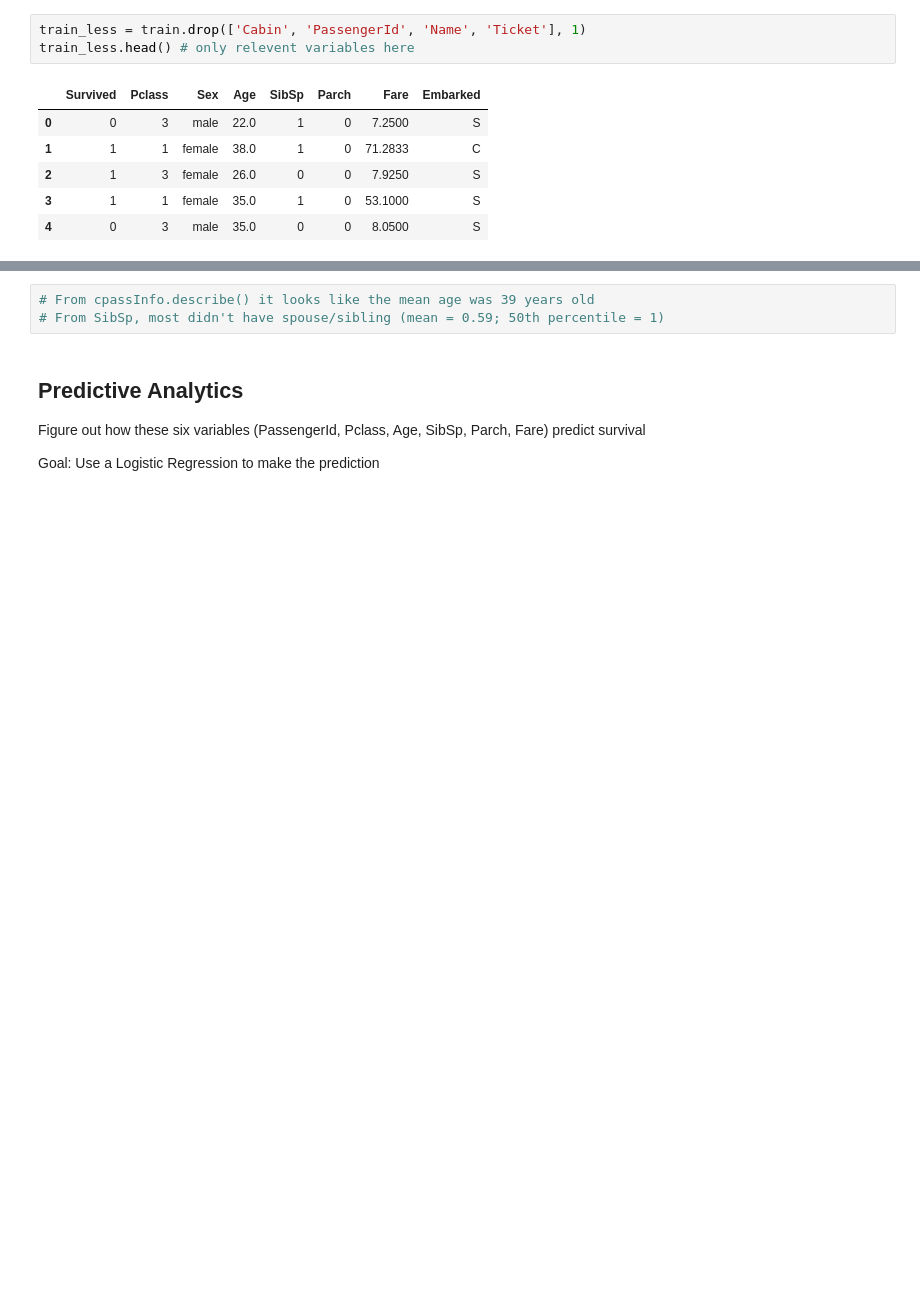
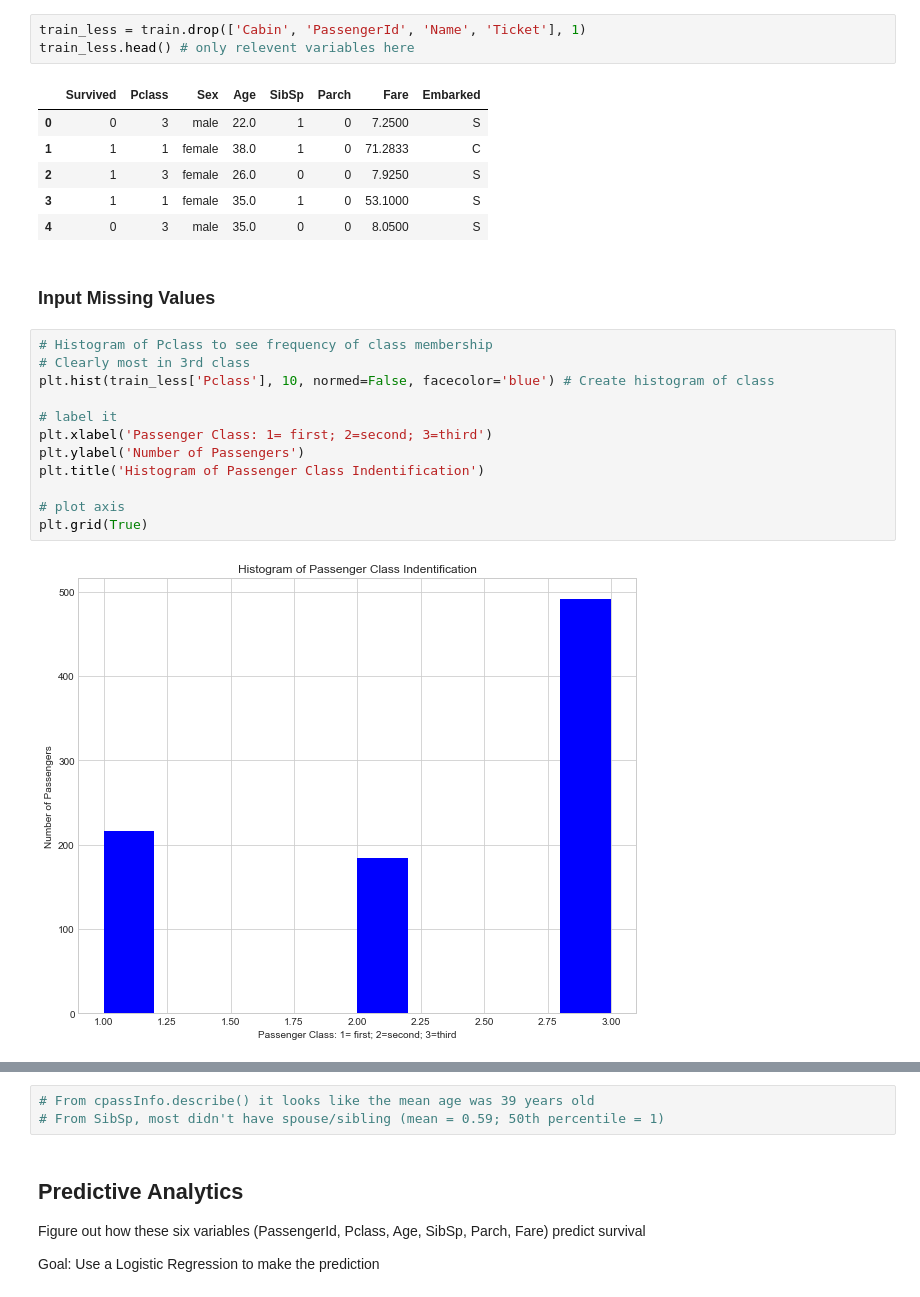
Before and after one commit to Lula27/Kaggle, a Jupyter notebook: TitanicChallengeTwo.ipynb, the cells around one changed output, grey strips where cells are left out. Cells and saved outputs as stored; diff of their text form; blank space fills up the shorter version.

```diff
--- a/TitanicChallengeTwo.ipynb
+++ b/TitanicChallengeTwo.ipynb
@@ -451,3 +451,19 @@ train_less.head() # only relevent variables here
 | 2 | 1 | 3 | female | 26.0 | 0 | 0 | 7.9250 | S |
 | 3 | 1 | 1 | female | 35.0 | 1 | 0 | 53.1000 | S |
 | 4 | 0 | 3 | male | 35.0 | 0 | 0 | 8.0500 | S |
+# %% [markdown]
+### Input Missing Values
+# %%
+# Histogram of Pclass to see frequency of class membership
+# Clearly most in 3rd class
+plt.hist(train_less['Pclass'], 10, normed=False, facecolor='blue') # Create histogram of class
+
+# label it
+plt.xlabel('Passenger Class: 1= first; 2=second; 3=third')
+plt.ylabel('Number of Passengers')
+plt.title('Histogram of Passenger Class Indentification')
+
+# plot axis
+plt.grid(True)
+# %% [output]
+[figure, added]
```
Also changed, not shown: parts of 6 cells of this notebook.
